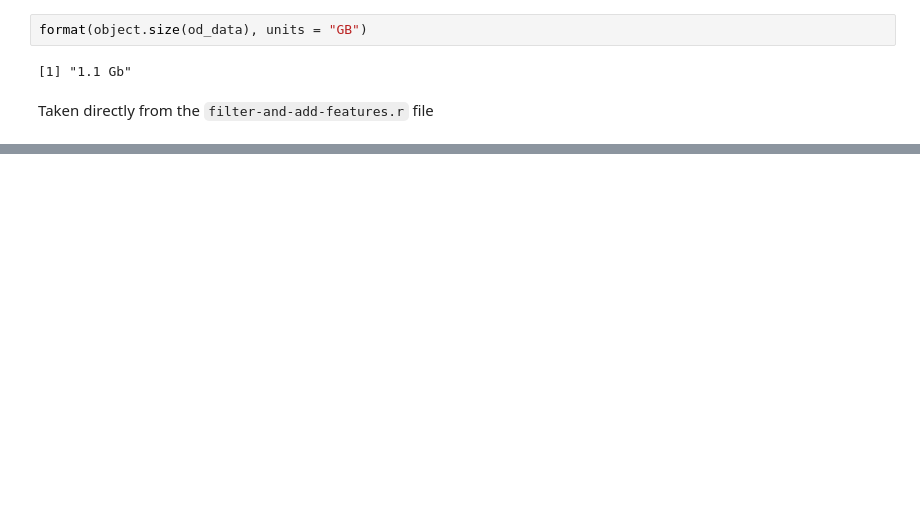
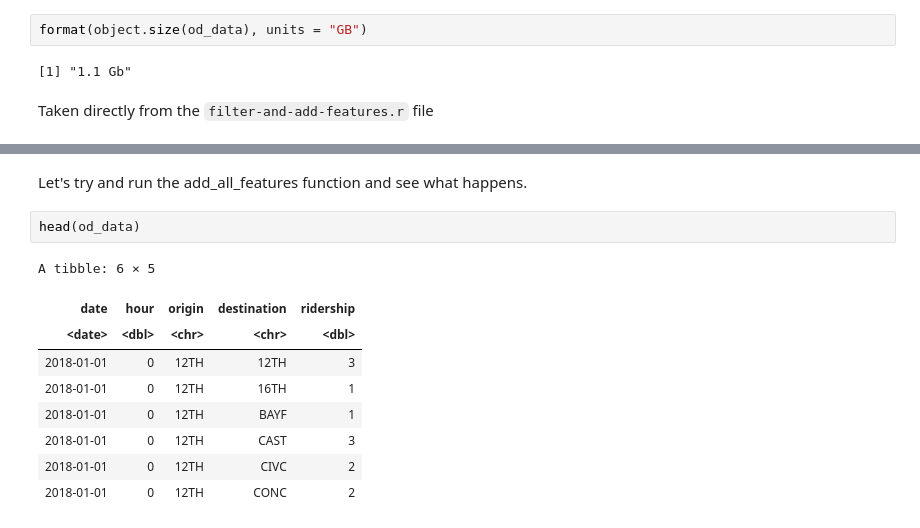
Before and after one commit to andreagalloro/230A-final-project, a Jupyter notebook: eda/eda5-eng-drew.ipynb, the cells around one changed output, grey strips where cells are left out. Drawn from its saved outputs; the diff is of its cells as text; blank space fills up the shorter version.

```diff
--- a/eda/eda5-eng-drew.ipynb
+++ b/eda/eda5-eng-drew.ipynb
@@ -167,3 +153,17 @@ add_all_features <- function(df) {
     add_season_indicator()
     return(df)
 }
+# %% [markdown]
+Let's try and run the add_all_features function and see what happens.
+# %%
+head(od_data)
+# %% [output]
+A tibble: 6 × 5
+| date | hour | origin | destination | ridership |
+| <date> | <dbl> | <chr> | <chr> | <dbl> |
+| 2018-01-01 | 0 | 12TH | 12TH | 3 |
+| 2018-01-01 | 0 | 12TH | 16TH | 1 |
+| 2018-01-01 | 0 | 12TH | BAYF | 1 |
+| 2018-01-01 | 0 | 12TH | CAST | 3 |
+| 2018-01-01 | 0 | 12TH | CIVC | 2 |
+| 2018-01-01 | 0 | 12TH | CONC | 2 |
```
Also changed, not shown: parts of 8 cells of this notebook, 2 other files.
